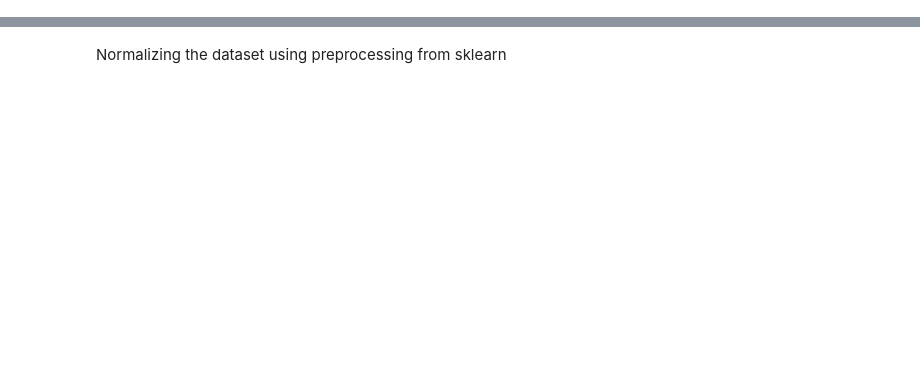
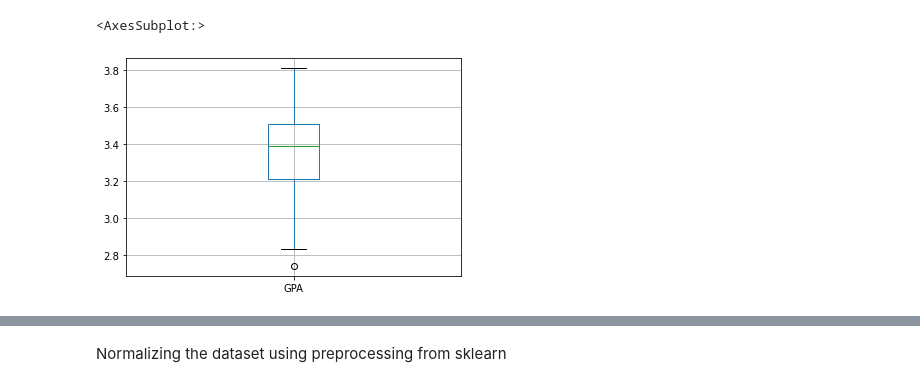
Before and after one commit to Ali-Rizvi-1/Gradient-Descent, a Jupyter notebook: main.ipynb, the cells around one changed output, grey strips where cells are left out. Drawn from its saved outputs; the diff is of its cells as text; code cells hidden in the pictures; blank space fills up the shorter version.

```diff
--- a/main.ipynb
+++ b/main.ipynb
@@ -5,0 +39,5 @@ data = pd.read_csv("LinearRegressionData.csv")
+# %%
+data_clean.boxplot(column=['GPA'])
+# %% [output]
+<AxesSubplot:>
+[figure, added]
```
Also changed, not shown: parts of 11 cells of this notebook.
